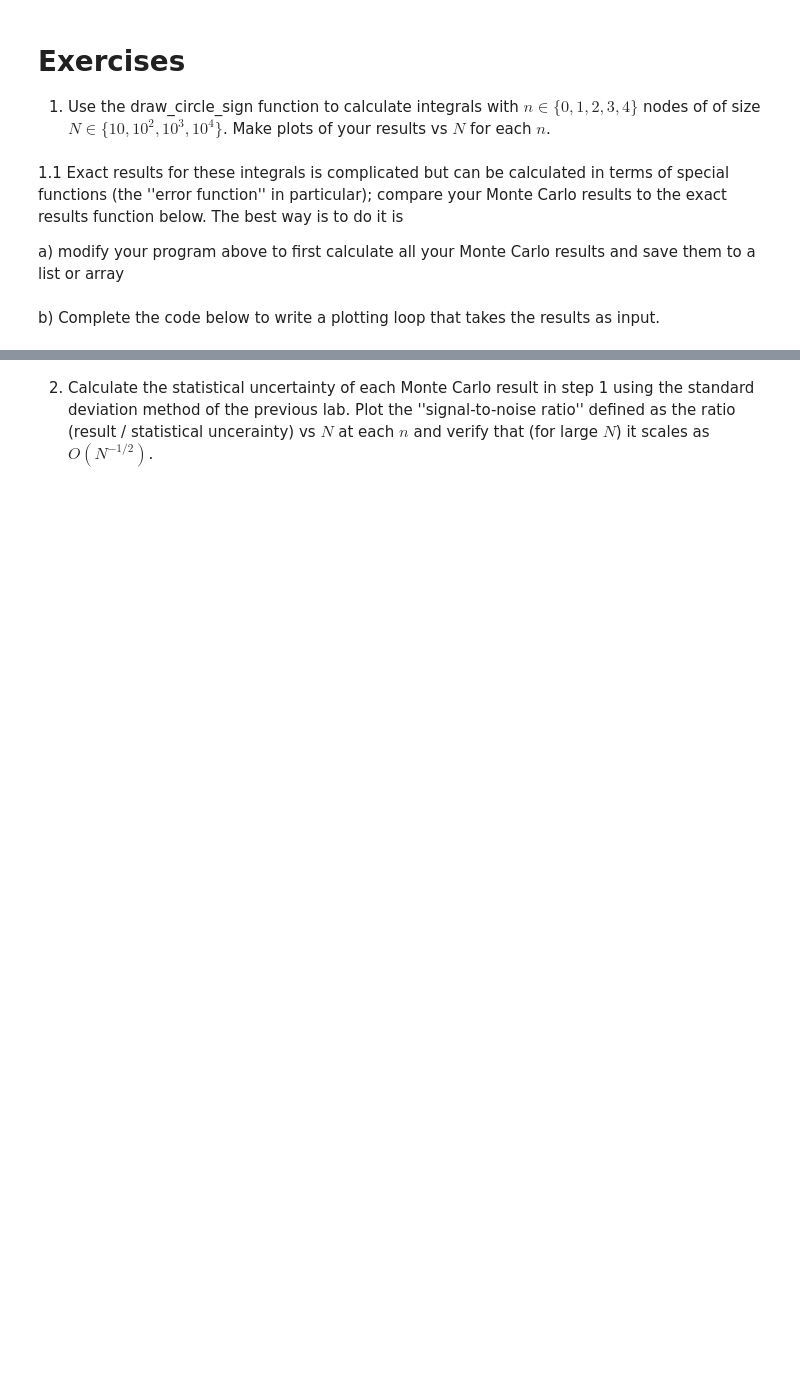
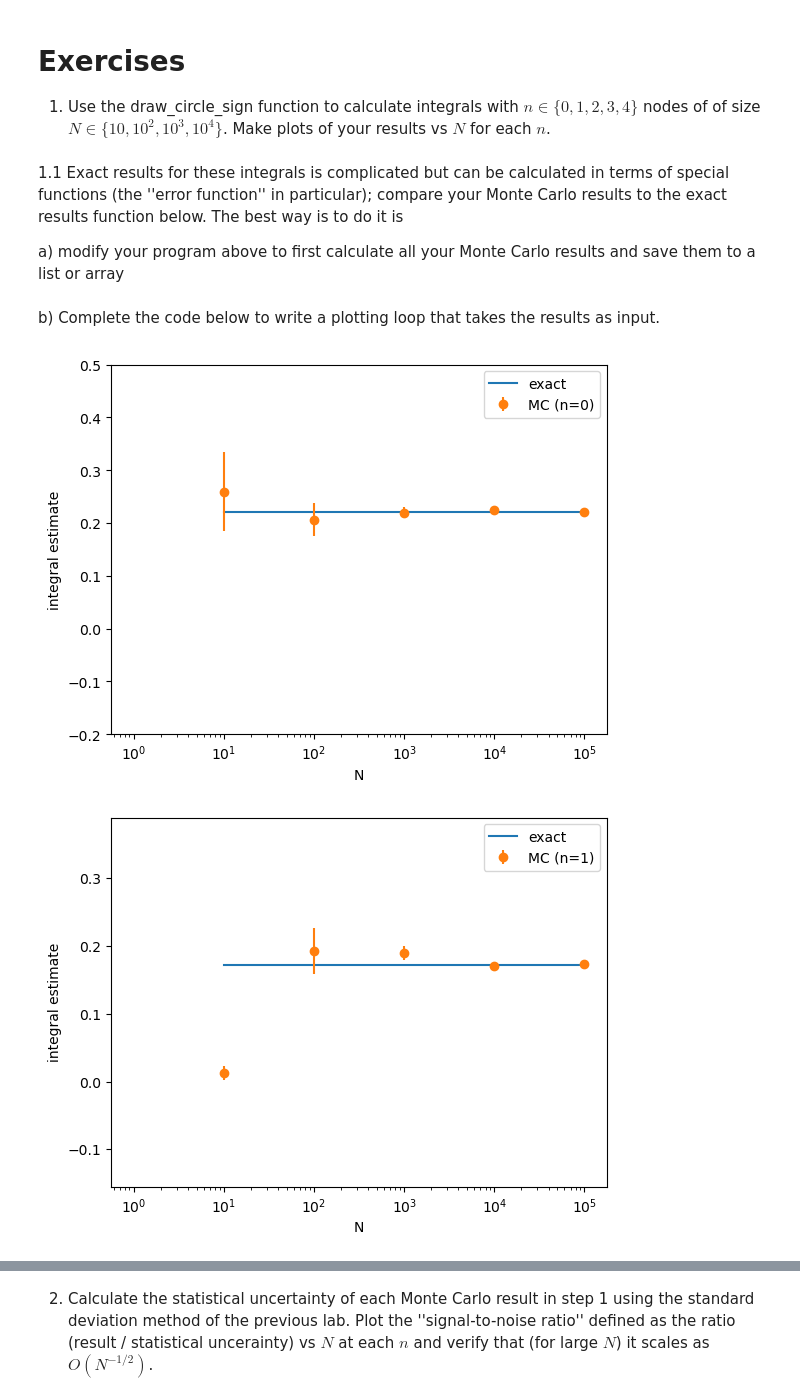
Before and after one commit to hershsingh/qcipu-labs-2026-student, a Jupyter notebook: week-1/05_sign_problem.ipynb, the cells around one changed output, grey strips where cells are left out. Saved outputs shown, nothing was run; the diff lists cells and outputs as text; code cells hidden in the pictures; blank space fills up the shorter version.

```diff
--- a/week-1/05_sign_problem.ipynb
+++ b/week-1/05_sign_problem.ipynb
@@ -64,26 +75,26 @@ for n in range(0,5):
 # %%
 # Create a list for all sample sizes N
 # and define a variable maxnode with the maximum number for the node n
-N_list = ???
-maxnode = ???
+N_list = [10, 100, 1000, 10000, 100000]
+maxnode = 4
 for n in range(0, maxnode + 1):
     for N in N_list:
-        in_circle, in_circle_squared = ???
+        in_circle, in_circle_squared = draw_circle_sign(N, n, makeplot=False)
 # %% [markdown]
 1.1 Exact results for these integrals is complicated but can be calculated in terms of special functions (the ''error function'' in particular); compare your Monte Carlo results to the exact results function below. The best way is to do it is
 
 a) modify your program above to first calculate all your Monte Carlo results and save them to a list or array
 # %%
 # a)
-N_list = ???
-maxnode = ???
+N_list = [10, 100, 1000, 10000, 100000]
+maxnode = 4
 # Hint: You can use the np.zeros function to create two arrays saving the results and errors.
 # What would be the needed shape for the arrays?
-sign_results = ???
-sign_results_errors = ???
+sign_results = np.zeros((maxnode + 1, len(N_list)))
+sign_results_errors = np.zeros((maxnode + 1, len(N_list)))
 for n in range(0, maxnode + 1):
     for ii, N in enumerate(N_list):
-        in_circle, in_circle_squared = ???
+        in_circle, in_circle_squared = draw_circle_sign(N, n, makeplot=False)
         sign_results[n, ii] = in_circle / N
         sign_results_errors[n, ii] = np.sqrt(in_circle_squared / N - np.power(in_circle / N, 2)) / np.sqrt(N)
 # %%
@@ -101,5 +112,13 @@ b) Complete the code below to write a plotting loop that takes the results as in
 # %%
 # b)
 for nn in range(0, maxnode + 1):
-    # your code here
-    ???
+    fig, ax = plt.subplots()
+    plt.xlabel('N'); plt.ylabel('integral estimate')
+    ax.set_xscale("log")
+    ax.set_ylim(-0.2 * np.exp(-nn**2 / 4), 0.5 * np.exp(-nn**2 / 4))
+    ax.plot(N_list, [exact(nn) for _ in N_list], label="exact")
+    ax.errorbar(N_list, sign_results[nn], yerr=sign_results_errors[nn], fmt='o', label=f"MC (n={nn})")
+    ax.legend(); plt.show()
+# %% [output]
+[figure, added]
+[figure, added]
```
Also changed, not shown: parts of 5 cells of this notebook, 1 other file.
